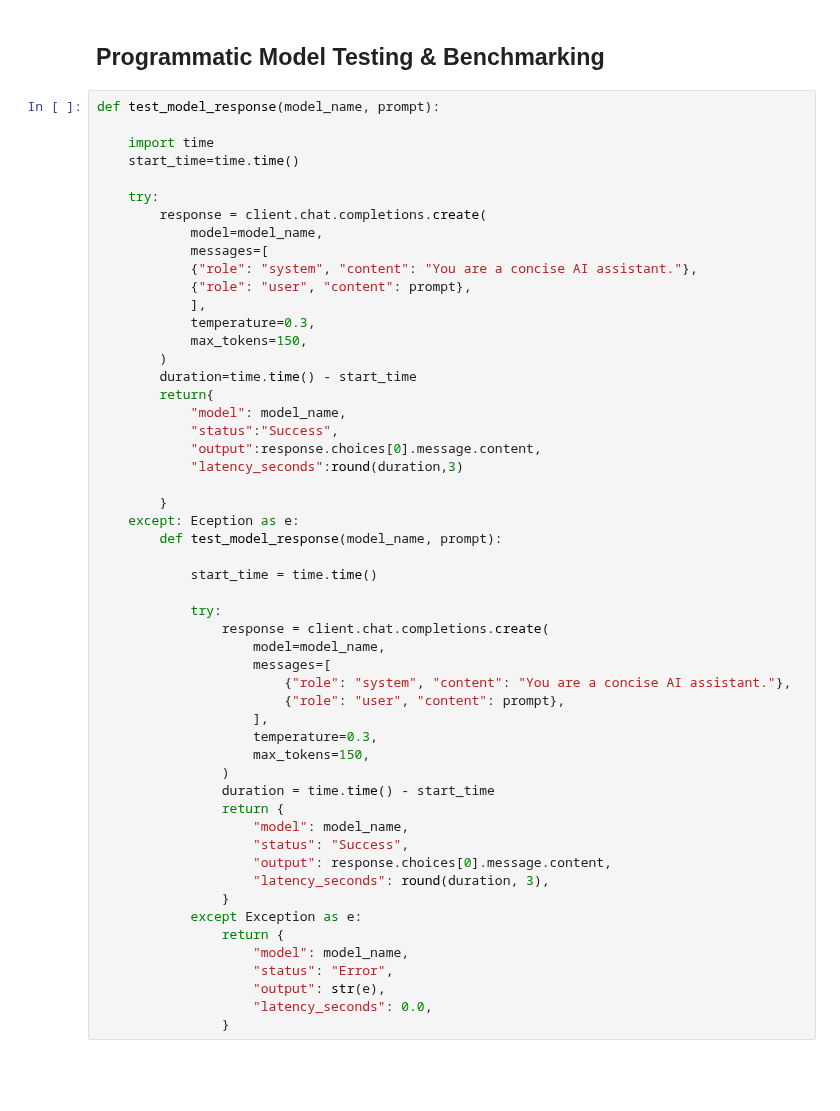
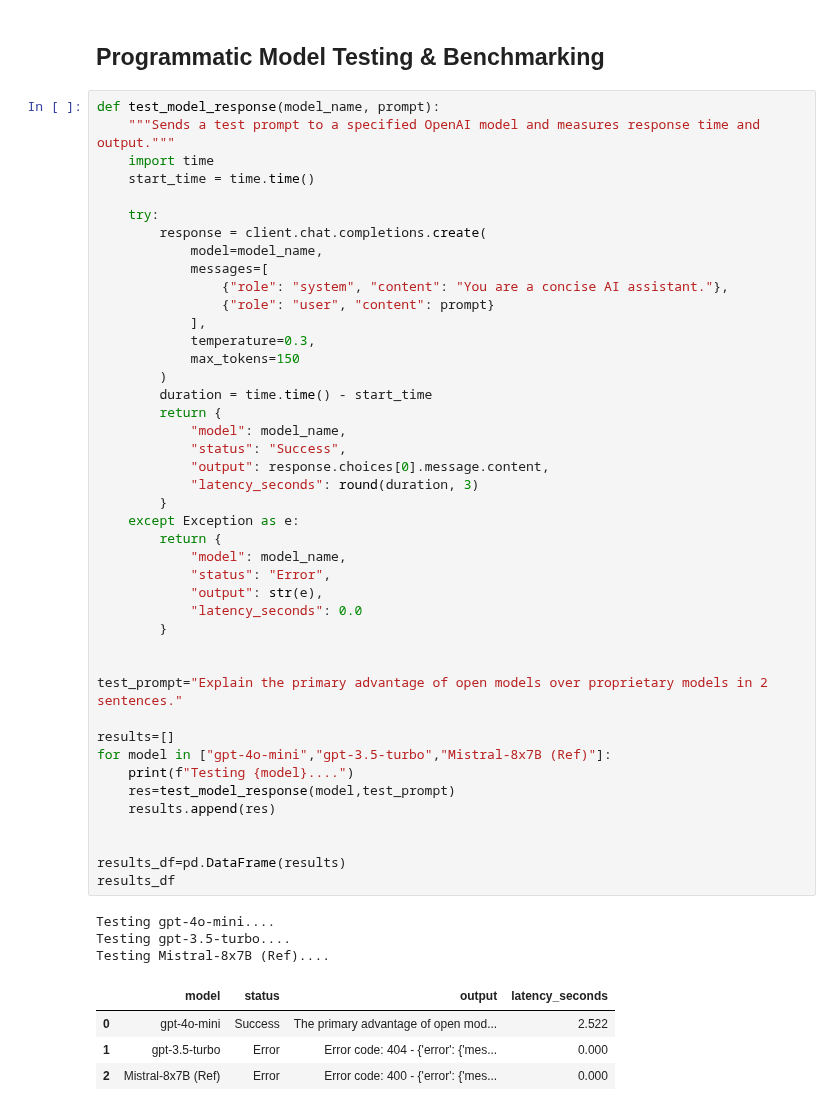
Before and after one commit to kukshalakshay-blip/generative-ai-for-beginners, a Jupyter notebook: 16-open-source-models/open_models_openai.ipynb, the cells around one changed output. Cells and saved outputs as stored; diff of their text form; blank space fills up the shorter version.

```diff
--- a/16-open-source-models/open_models_openai.ipynb
+++ b/16-open-source-models/open_models_openai.ipynb
@@ -62,54 +62,52 @@ plt.show()
 ## Programmatic Model Testing & Benchmarking
 # %%
 def test_model_response(model_name, prompt):
-
+    """Sends a test prompt to a specified OpenAI model and measures response time and output."""
     import time
-    start_time=time.time()
+    start_time = time.time()
 
     try:
         response = client.chat.completions.create(
             model=model_name,
             messages=[
-            {"role": "system", "content": "You are a concise AI assistant."},
-            {"role": "user", "content": prompt},
+                {"role": "system", "content": "You are a concise AI assistant."},
+                {"role": "user", "content": prompt}
             ],
             temperature=0.3,
-            max_tokens=150,
+            max_tokens=150
         )
-        duration=time.time() - start_time
-        return{
+        duration = time.time() - start_time
+        return {
             "model": model_name,
-            "status":"Success",
-            "output":response.choices[0].message.content,
-            "latency_seconds":round(duration,3)
+            "status": "Success",
+            "output": response.choices[0].message.content,
+            "latency_seconds": round(duration, 3)
+        }
+    except Exception as e:
+        return {
+            "model": model_name,
+            "status": "Error",
+            "output": str(e),
+            "latency_seconds": 0.0
+        }
 
-        }
-    except: Eception as e:
-        def test_model_response(model_name, prompt):
 
-            start_time = time.time()
+test_prompt="Explain the primary advantage of open models over proprietary models in 2 sentences."
 
-            try:
-                response = client.chat.completions.create(
-                    model=model_name,
-                    messages=[
-                        {"role": "system", "content": "You are a concise AI assistant."},
-                        {"role": "user", "content": prompt},
-                    ],
-                    temperature=0.3,
-                    max_tokens=150,
-                )
-                duration = time.time() - start_time
-                return {
-                    "model": model_name,
-                    "status": "Success",
-                    "output": response.choices[0].message.content,
-                    "latency_seconds": round(duration, 3),
-                }
-            except Exception as e:
-                return {
-                    "model": model_name,
-                    "status": "Error",
-                    "output": str(e),
-                    "latency_seconds": 0.0,
-                }
+results=[]
+for model in ["gpt-4o-mini","gpt-3.5-turbo","Mistral-8x7B (Ref)"]:
+    print(f"Testing {model}....")
+    res=test_model_response(model,test_prompt)
+    results.append(res)
+
+
+results_df=pd.DataFrame(results)
+results_df
+# %% [output]
+Testing gpt-4o-mini....
+Testing gpt-3.5-turbo....
+Testing Mistral-8x7B (Ref)....
+|  | model | status | output | latency_seconds |
+| 0 | gpt-4o-mini | Success | The primary advantage of open mod... | 2.522 |
+| 1 | gpt-3.5-turbo | Error | Error code: 404 - {'error': {'mes... | 0.000 |
+| 2 | Mistral-8x7B (Ref) | Error | Error code: 400 - {'error': {'mes... | 0.000 |
```
Also changed, not shown: parts of 1 cell of this notebook, 1 other file.
